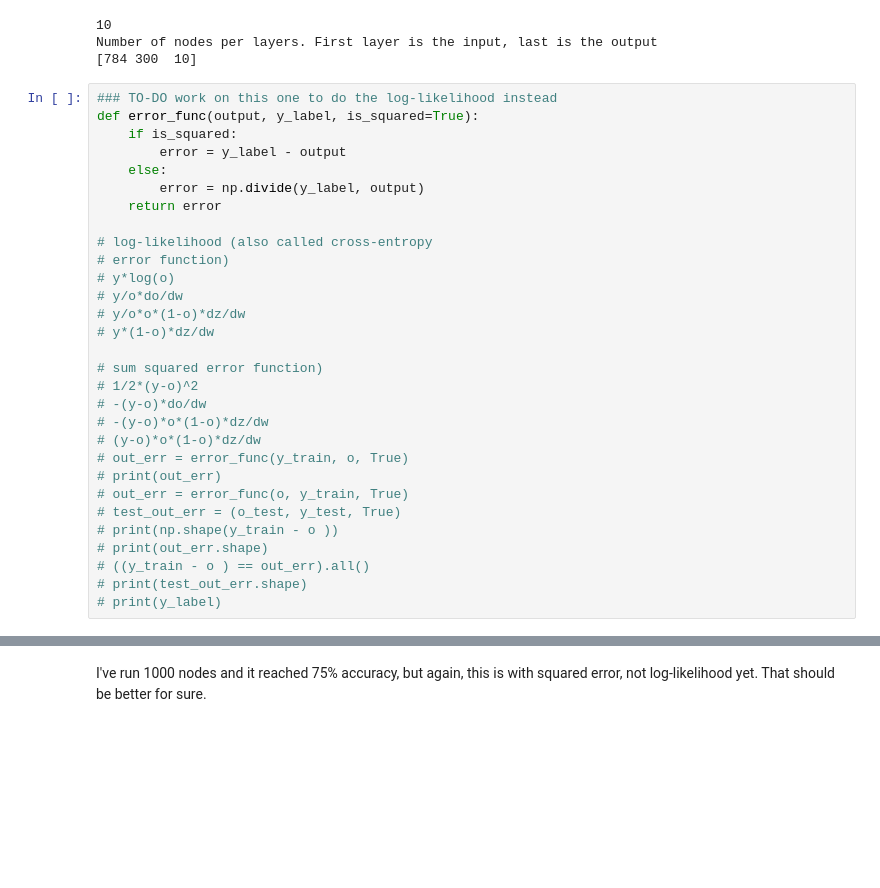
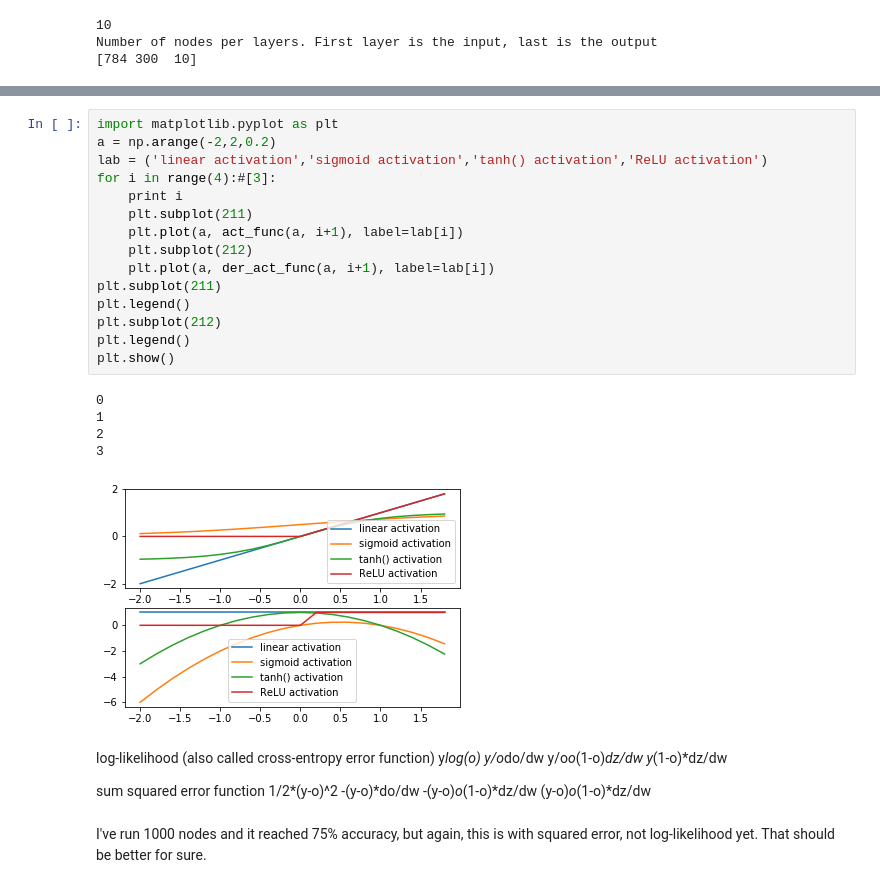
Before and after one commit to salman306/AML-modified-MNIST-classifier, a Jupyter notebook: MNIST_StochasticGradDescent.ipynb, the cells around one changed output, grey strips where cells are left out. Cells and saved outputs as stored; diff of their text form; blank space fills up the shorter version.

Commit message:
Feedforward Neural net in numpy
Fixed squared error loss. Implemented log-likelihood as loss function.

```diff
--- a/MNIST_StochasticGradDescent.ipynb
+++ b/MNIST_StochasticGradDescent.ipynb
@@ -176,36 +215,6 @@ b = init_bias(num_neur_per_lay)
 10
 Number of nodes per layers. First layer is the input, last is the output
 [784 300  10]
-# %%
-### TO-DO work on this one to do the log-likelihood instead
-def error_func(output, y_label, is_squared=True):
-    if is_squared:
-        error = y_label - output
-    else:
-        error = np.divide(y_label, output)
-    return error
-
-# log-likelihood (also called cross-entropy
-# error function)
-# y*log(o)
-# y/o*do/dw
-# y/o*o*(1-o)*dz/dw
-# y*(1-o)*dz/dw
-
-# sum squared error function)
-# 1/2*(y-o)^2
-# -(y-o)*do/dw
-# -(y-o)*o*(1-o)*dz/dw
-# (y-o)*o*(1-o)*dz/dw
-# out_err = error_func(y_train, o, True)
-# print(out_err)
-# out_err = error_func(o, y_train, True)
-# test_out_err = (o_test, y_test, True)
-# print(np.shape(y_train - o ))
-# print(out_err.shape)
-# ((y_train - o ) == out_err).all()
-# print(test_out_err.shape)
-# print(y_label)
 # %%
 # # # initialize weights and biases if you want to restart
 # w_list = init_weights(num_neur_per_lay)
@@ -293,3 +387,37 @@ KeyboardInterrupt:
+# %%
+import matplotlib.pyplot as plt
+a = np.arange(-2,2,0.2)
+lab = ('linear activation','sigmoid activation','tanh() activation','ReLU activation')
+for i in range(4):#[3]:
+    print i
+    plt.subplot(211)
+    plt.plot(a, act_func(a, i+1), label=lab[i])
+    plt.subplot(212)
+    plt.plot(a, der_act_func(a, i+1), label=lab[i])
+plt.subplot(211)
+plt.legend()
+plt.subplot(212)
+plt.legend()
+plt.show()
+# %% [output]
+0
+1
+2
+3
+[figure, added]
+# %% [markdown]
+log-likelihood (also called cross-entropy
+error function)
+y*log(o)
+y/o*do/dw
+y/o*o*(1-o)*dz/dw
+y*(1-o)*dz/dw
+
+sum squared error function
+1/2*(y-o)^2
+-(y-o)*do/dw
+-(y-o)*o*(1-o)*dz/dw
+(y-o)*o*(1-o)*dz/dw
 # %% [markdown]
 I've run 1000 nodes and it reached 75% accuracy, but again, this is with squared error, not log-likelihood yet. That should be better for sure.
 # %% [markdown]
```
Also changed, not shown: parts of 6 cells of this notebook.
